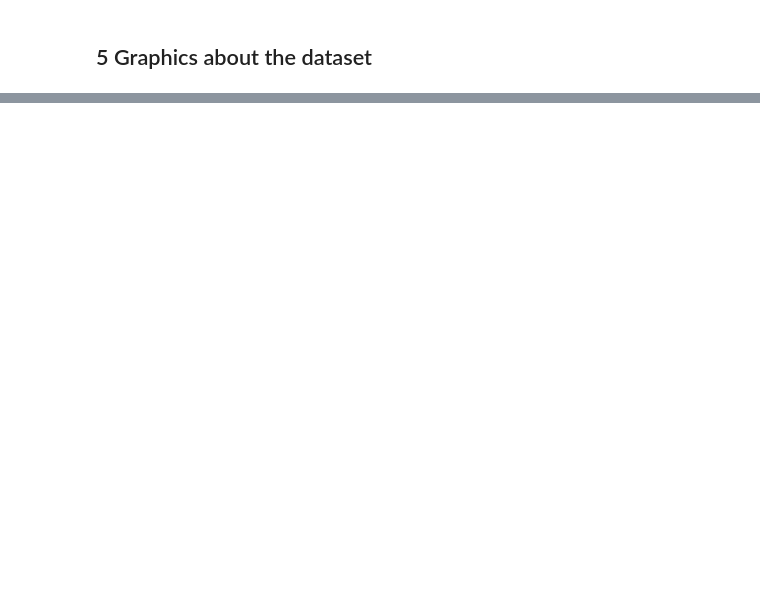
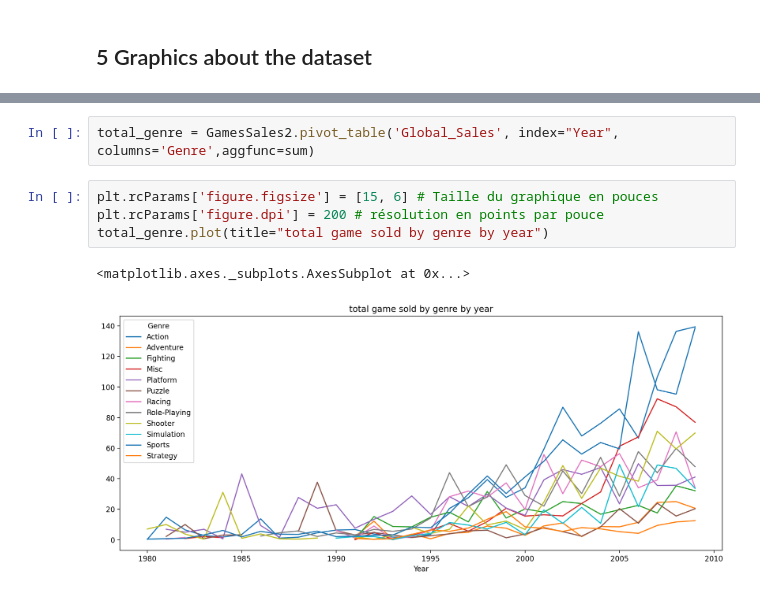
Before and after one commit to ThomasHubert01/PythonForData_TD1, a Jupyter notebook: [Python for Data Analysis] - Video Game Dataset - Thomas HUBERT IBO A5 .ipynb, the cells around one changed output, grey strips where cells are left out. Cells and saved outputs as stored; diff of their text form; blank space fills up the shorter version.

```diff
--- a/[Python for Data Analysis] - Video Game Dataset - Thomas HUBERT IBO A5 .ipynb
+++ b/[Python for Data Analysis] - Video Game Dataset - Thomas HUBERT IBO A5 .ipynb
@@ -161,0 +215,9 @@ where_sold("Nintendo")
+# %%
+total_genre = GamesSales2.pivot_table('Global_Sales', index="Year", columns='Genre',aggfunc=sum)
+# %%
+plt.rcParams['figure.figsize'] = [15, 6] # Taille du graphique en pouces
+plt.rcParams['figure.dpi'] = 200 # résolution en points par pouce
+total_genre.plot(title="total game sold by genre by year")
+# %% [output]
+<matplotlib.axes._subplots.AxesSubplot at 0x...>
+[figure, added]
```
Also changed, not shown: parts of 29 cells of this notebook.
